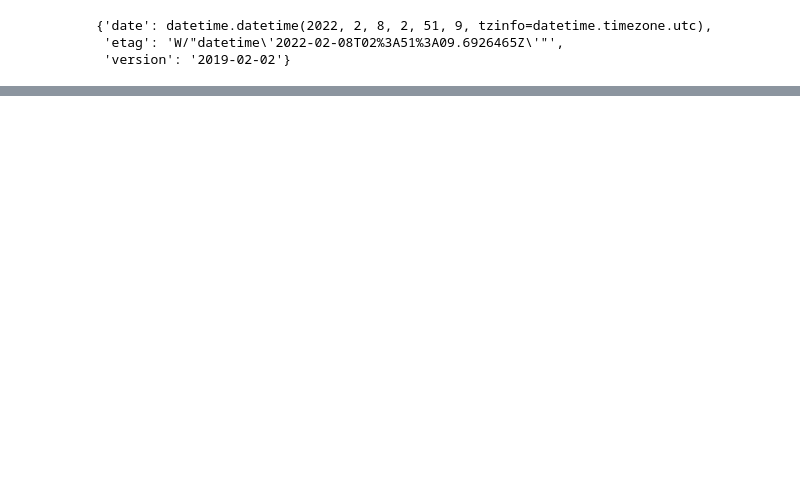
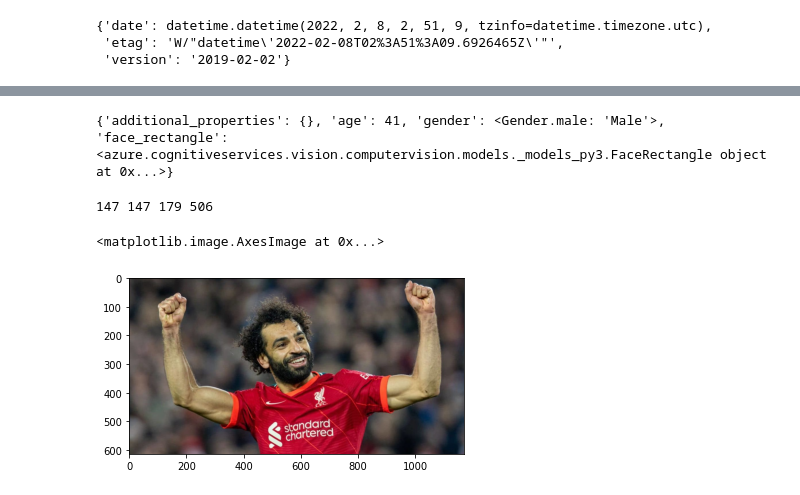
Before and after one commit to MeenTers/AIprototype, a Jupyter notebook: Cloud_DB_and_AI.ipynb, the cells around one changed output, grey strips where cells are left out. Saved outputs shown, nothing was run; the diff lists cells and outputs as text; code cells hidden in the pictures; blank space fills up the shorter version.

```diff
--- a/Cloud_DB_and_AI.ipynb
+++ b/Cloud_DB_and_AI.ipynb
@@ -57,0 +126,13 @@ table_client.create_entity(entity=task)
+# %%
+url = "https://aiprototypemeenters.blob.core.windows.net/pics/salah.jpg"
+
+image_analysis = client.analyze_image(url,visual_features=[VisualFeatureTypes.faces])
+
+for tag in image_analysis.faces:
+    print(tag)
+# %% [output]
+{'additional_properties': {}, 'age': 41, 'gender': <Gender.male: 'Male'>, 'face_rectangle': <azure.cognitiveservices.vision.computervision.models._models_py3.FaceRectangle object at 0x...>}
+# %%
+print(tag.face_rectangle.height,tag.face_rectangle.width,tag.face_rectangle.top,tag.face_rectangle.left)
+# %% [output]
+147 147 179 506
@@ -57,0 +143,7 @@ table_client.create_entity(entity=task)
+# %%
+img = cv2.imread('/content/salah.jpg')
+# %%
+plt.imshow(cv2.cvtColor(img,cv2.COLOR_BGR2RGB))
+# %% [output]
+<matplotlib.image.AxesImage at 0x...>
+[figure, added]
```
Also changed, not shown: parts of 17 cells of this notebook.
